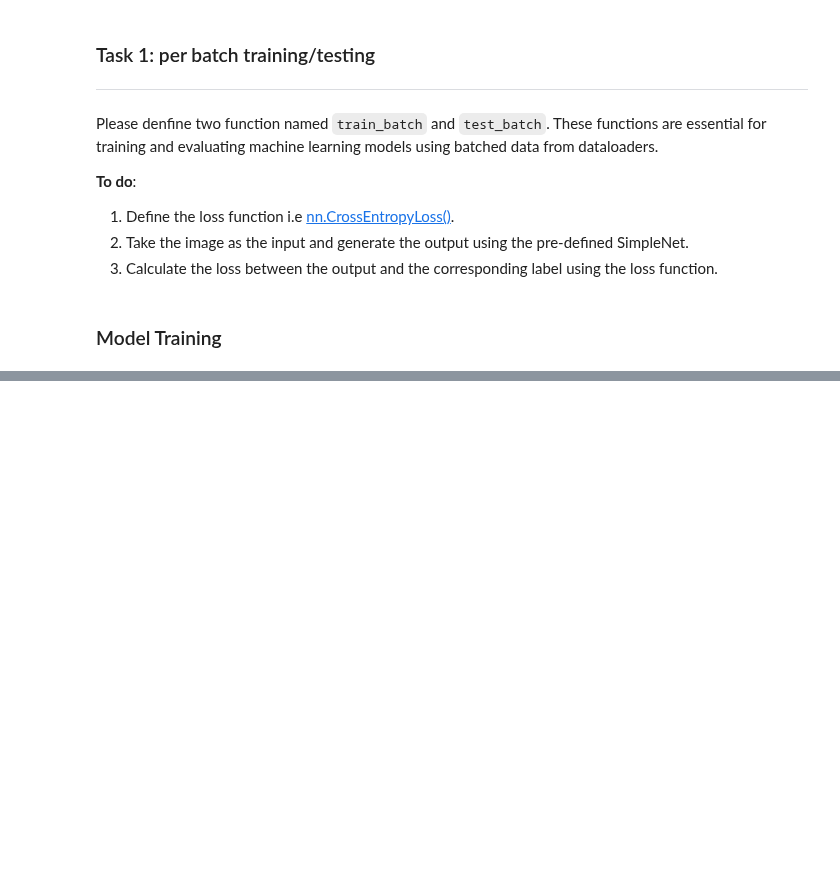
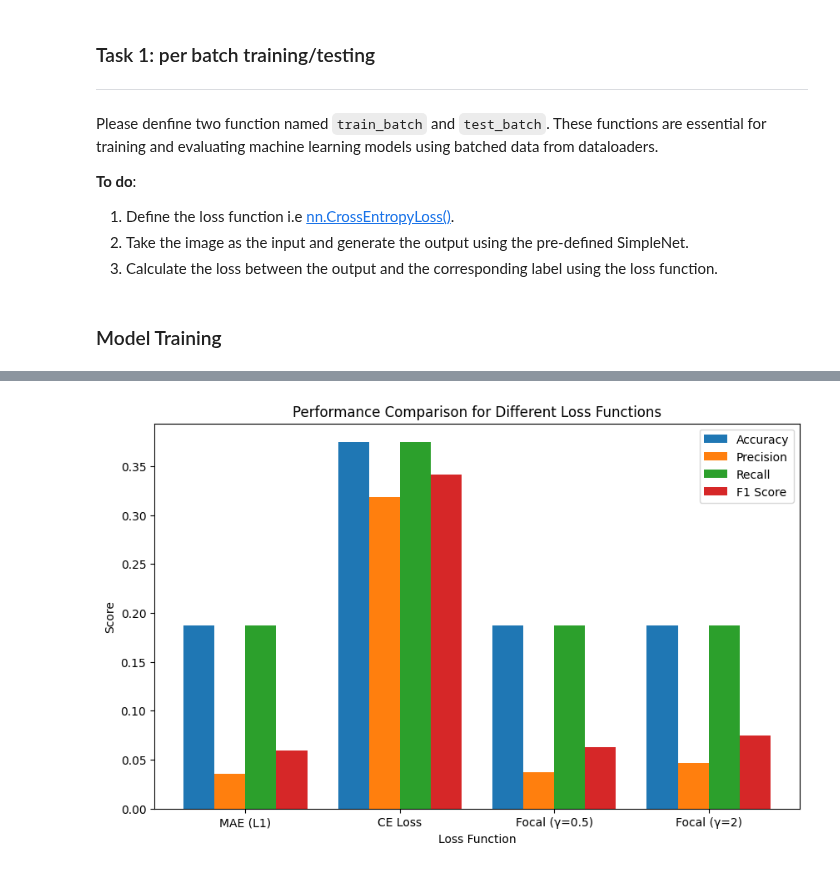
Before and after one commit to SustechSTA303/STA303-Assignment01, a Jupyter notebook: Assignment01.ipynb, the cells around one changed output, grey strips where cells are left out. Drawn from its saved outputs; the diff is of its cells as text; code cells hidden in the pictures; blank space fills up the shorter version.

```diff
--- a/Assignment01.ipynb
+++ b/Assignment01.ipynb
@@ -288,0 +356,53 @@ for i in range(len(class_names)):
+# %%
+import matplotlib.pyplot as plt
+import pandas as pd
+accuracy_ce= 0.375
+precision_ce= 0.31875
+recall_ce= 0.375
+f1_ce= 0.34151785714285715
+
+accuracy_mae= 0.1875
+precision_mae= 0.03515625
+recall_mae= 0.1875
+f1_mae= 0.05921052631578947
+
+accuracy_focal_05= 0.1875
+precision_focal_05= 0.037500000000000006
+recall_focal_05= 0.1875
+f1_focal_05= 0.0625
+
+accuracy_focal_2= 0.1875
+precision_focal_2= 0.046875
+recall_focal_2= 0.1875
+f1_focal_2= 0.07500000000000001
+# 准备数据
+loss_functions = ['MAE (L1)', 'CE Loss', 'Focal (γ=0.5)', 'Focal (γ=2)']
+accuracy_scores = [accuracy_mae, accuracy_ce, accuracy_focal_05, accuracy_focal_2]
+precision_scores = [precision_mae, precision_ce, precision_focal_05, precision_focal_2]
+recall_scores = [recall_mae, recall_ce, recall_focal_05, recall_focal_2]
+f1_scores = [f1_mae, f1_ce, f1_focal_05, f1_focal_2]
+
+# 创建子图
+fig, ax = plt.subplots(figsize=(10, 6))
+
+# 设置x轴位置
+x = np.arange(len(loss_functions))
+
+# 绘制条形图
+bar_width = 0.2
+plt.bar(x, accuracy_scores, width=bar_width, label='Accuracy')
+plt.bar(x + bar_width, precision_scores, width=bar_width, label='Precision')
+plt.bar(x + 2*bar_width, recall_scores, width=bar_width, label='Recall')
+plt.bar(x + 3*bar_width, f1_scores, width=bar_width, label='F1 Score')
+
+# 添加标签
+plt.xlabel('Loss Function')
+plt.ylabel('Score')
+plt.title('Performance Comparison for Different Loss Functions')
+plt.xticks(x + 1.5*bar_width, loss_functions)
+plt.legend()
+
+# 显示图形
+plt.show()
+# %% [output]
+[figure, added]
```
Also changed, not shown: parts of 15 cells of this notebook, 2 other files.
